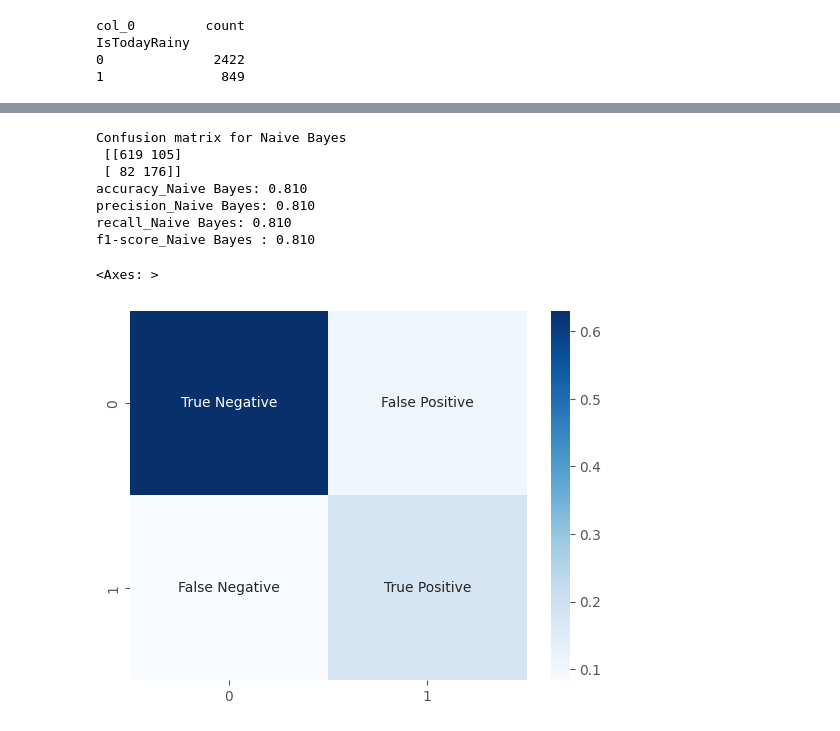
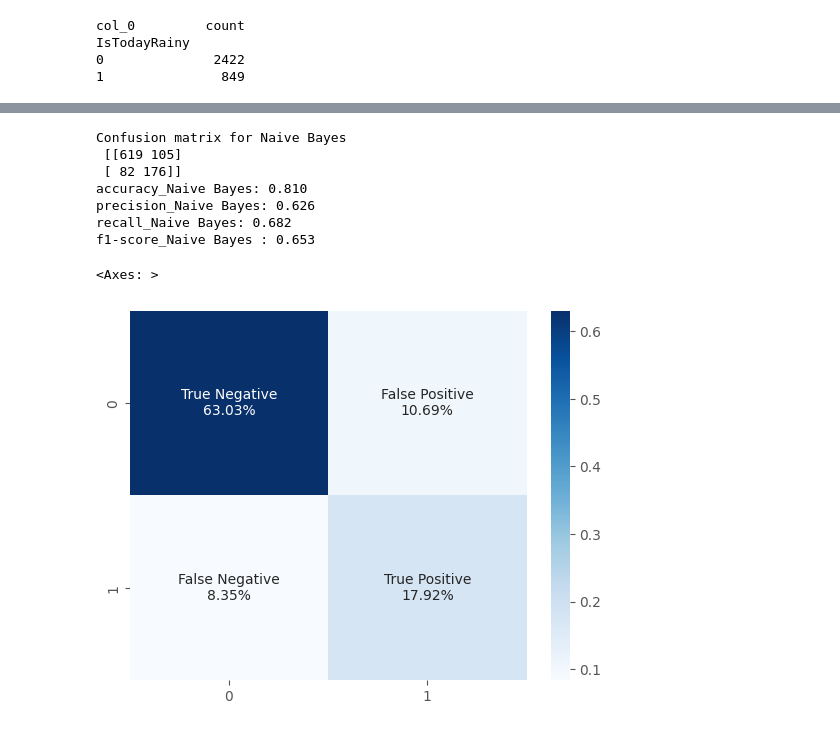
Before and after one commit to bbalage/DataMiningAssignment2, a Jupyter notebook: assignment_2.ipynb, the cells around one changed output, grey strips where cells are left out. Drawn from its saved outputs; the diff is of its cells as text; code cells hidden in the pictures.

```diff
--- a/assignment_2.ipynb
+++ b/assignment_2.ipynb
@@ -187,27 +197,30 @@ accuracy_nb=round(metrics.accuracy_score(y_test,Y_pred)* 100, 2)
 acc_gaussian = round(gaussian.score(X_train, y_train) * 100, 2)
 # %%
 cm = metrics.confusion_matrix(y_test, Y_pred)
-accuracy = metrics.accuracy_score(y_test,Y_pred)
-precision = metrics.precision_score(y_test, Y_pred,average='micro')
-recall = metrics.recall_score(y_test, Y_pred,average='micro')
-f1 = metrics.f1_score(y_test,Y_pred,average='micro')
 print('Confusion matrix for Naive Bayes\n',cm)
-print('accuracy_Naive Bayes: %.3f' %accuracy)
-print('precision_Naive Bayes: %.3f' %precision)
-print('recall_Naive Bayes: %.3f' %recall)
-print('f1-score_Naive Bayes : %.3f' %f1)
 
-labels = ['True Negative', 'False Positive','False Negative','True Positive']
+tn, fp, fn, tp = cm.ravel()
+print('accuracy_Naive Bayes: %.3f' %((tp + tn)/(tp + tn + fp + fn)))
+print('precision_Naive Bayes: %.3f' %(tp / (tp + fp)))
+print('recall_Naive Bayes: %.3f' %(tp /(tp + fn)))
+print('f1-score_Naive Bayes : %.3f' %(2 * tp / (2 * tp + fp + fn)))
+
+percents = cm/np.sum(cm)
+
+labels = [f'True Negative\n{round(percents[0][0] * 100, 2)}%',
+          f'False Positive\n{round(percents[0][1] * 100, 2)}%',
+          f'False Negative\n{round(percents[1][0] * 100, 2)}%',
+          f'True Positive\n{round(percents[1][1] * 100, 2)}%']
 labels = np.asarray(labels).reshape(2,2)
-sns.heatmap(cm/np.sum(cm), annot=labels,
+sns.heatmap(percents, annot=labels,
             fmt='', cmap='Blues')
 # %% [output]
 Confusion matrix for Naive Bayes
  [[619 105]
  [ 82 176]]
 accuracy_Naive Bayes: 0.810
-precision_Naive Bayes: 0.810
-recall_Naive Bayes: 0.810
-f1-score_Naive Bayes : 0.810
+precision_Naive Bayes: 0.626
+recall_Naive Bayes: 0.682
+f1-score_Naive Bayes : 0.653
 <Axes: >
-[figure, old version]
+[figure, new version]
```
Also changed, not shown: parts of 1 cell of this notebook, 2 other files.
